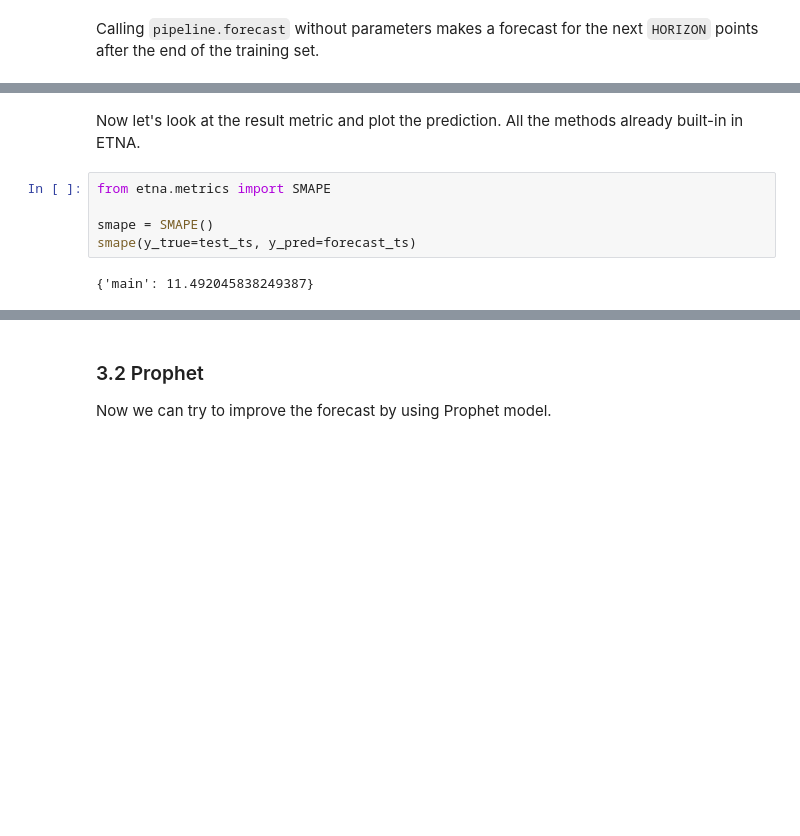
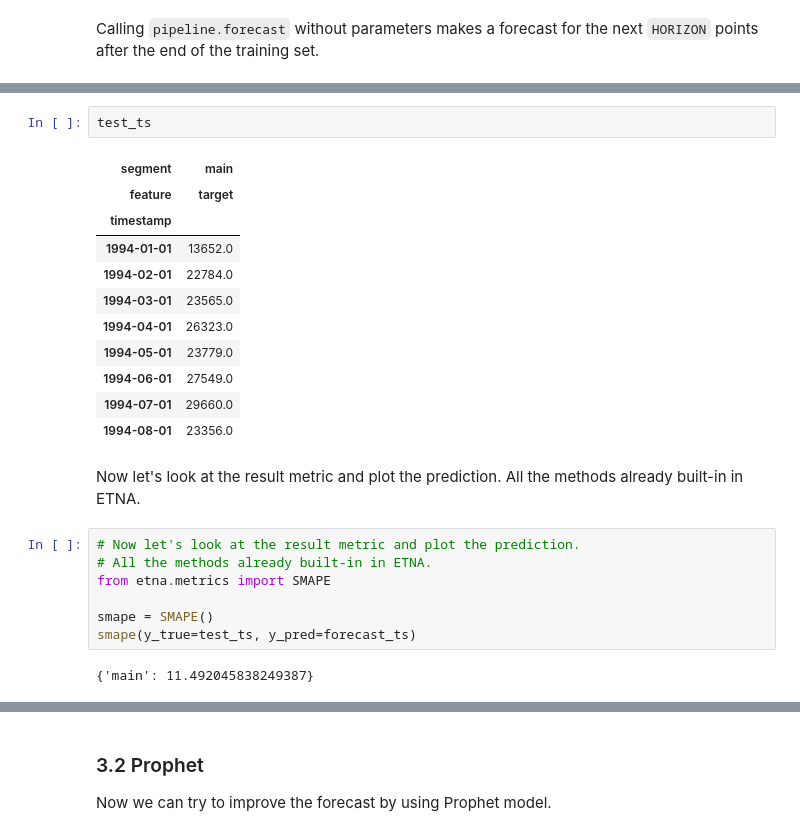
Before and after one commit to MinyaevAndrey/etna, a Jupyter notebook: examples/101-get_started.ipynb, the cells around one changed output, grey strips where cells are left out. Cells and saved outputs as stored; diff of their text form; blank space fills up the shorter version.

```diff
--- a/examples/101-get_started.ipynb
+++ b/examples/101-get_started.ipynb
@@ -299,6 +296,22 @@ main          1994-01-01       8            0
+# %%
+test_ts
+# %% [output]
+| segment | main |
+| feature | target |
+| timestamp |  |
+| 1994-01-01 | 13652.0 |
+| 1994-02-01 | 22784.0 |
+| 1994-03-01 | 23565.0 |
+| 1994-04-01 | 26323.0 |
+| 1994-05-01 | 23779.0 |
+| 1994-06-01 | 27549.0 |
+| 1994-07-01 | 29660.0 |
+| 1994-08-01 | 23356.0 |
 # %% [markdown]
 Now let's look at the result metric and plot the prediction. All the methods already built-in in ETNA.
 # %%
+# Now let's look at the result metric and plot the prediction.
+# All the methods already built-in in ETNA.
 from etna.metrics import SMAPE
 
 smape = SMAPE()
```
Also changed, not shown: parts of 6 cells of this notebook.
